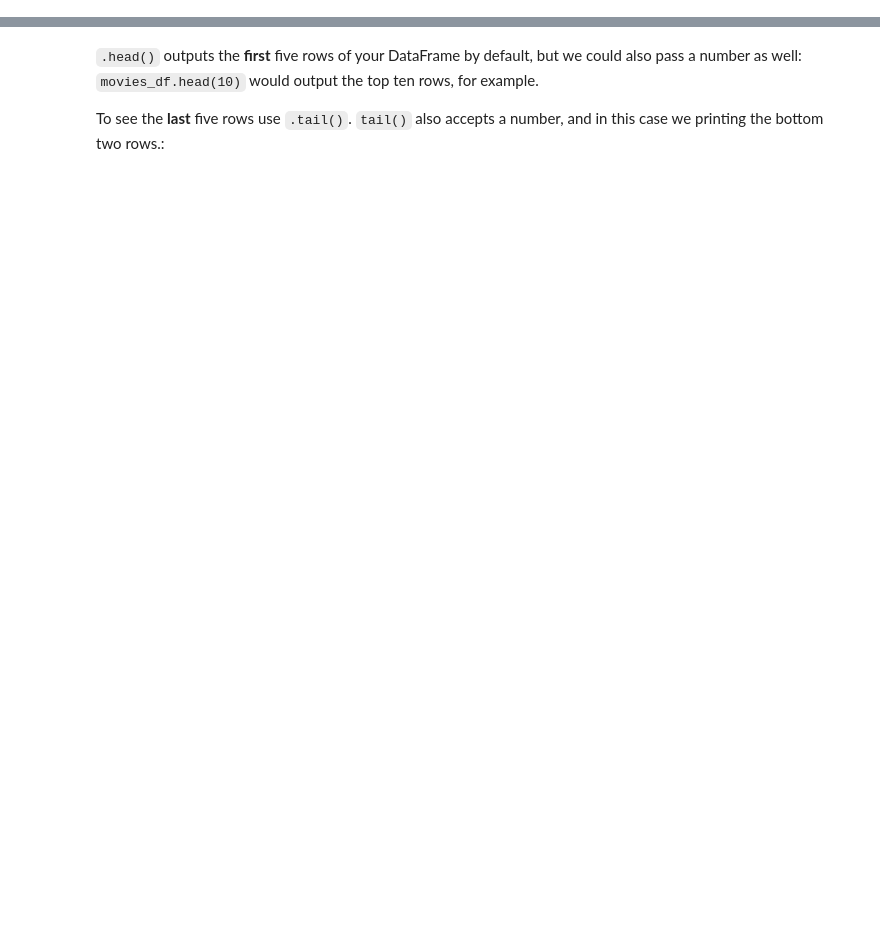
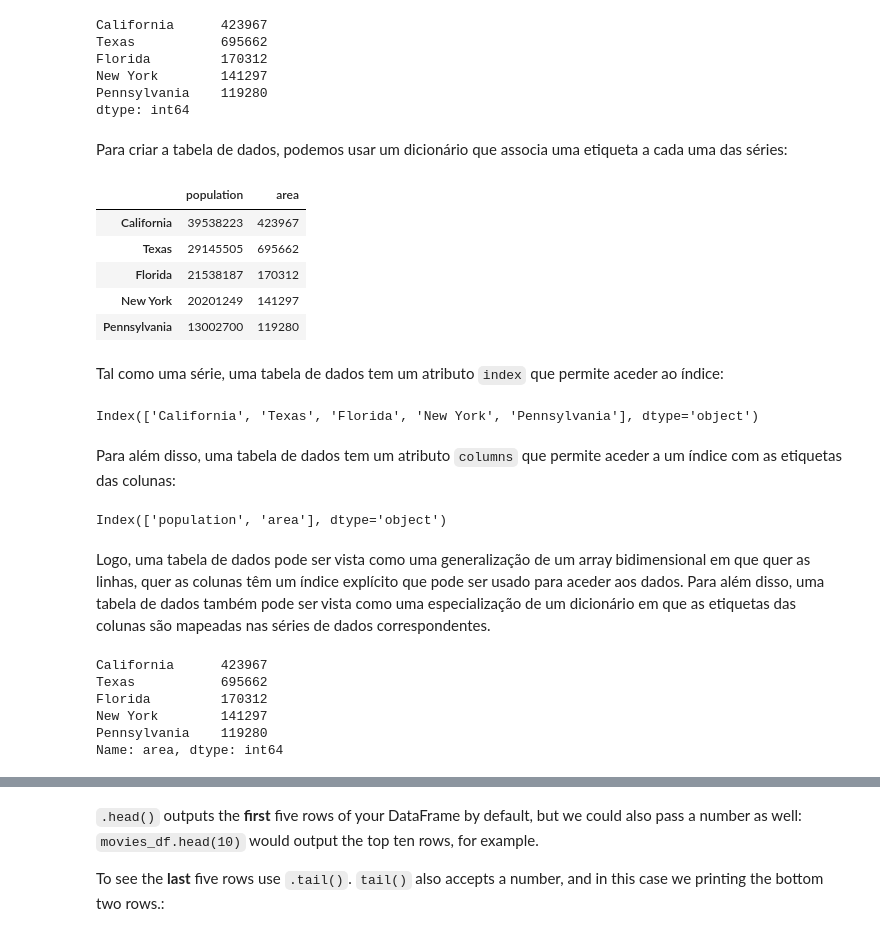
Before and after one commit to TheAwesomeGe/DECD, a Jupyter notebook: notebooks/03-pandas.ipynb, the cells around one changed output, grey strips where cells are left out. Drawn from its saved outputs; the diff is of its cells as text; code cells hidden in the pictures; blank space fills up the shorter version.

```diff
--- a/notebooks/03-pandas.ipynb
+++ b/notebooks/03-pandas.ipynb
@@ -4,0 +89,11 @@ Credits: [Python Pandas Tutorial: A Complete Introduction for Beginners](https:/
+# %%
+population_dict = {
+    'California': 39538223,
+    'Texas': 29145505,
+    'Florida': 21538187,
+    'New York': 20201249,
+    'Pennsylvania': 13002700
+}
+
+population = pd.Series(population_dict)
+population
@@ -4,0 +143,53 @@ Credits: [Python Pandas Tutorial: A Complete Introduction for Beginners](https:/
+# %%
+area_dict = {
+    'California': 423967,
+    'Texas': 695662,
+    'Florida': 170312,
+    'New York': 141297,
+    'Pennsylvania': 119280
+}
+
+area = pd.Series(area_dict)
+area
+# %% [output]
+California      423967
+Texas           695662
+Florida         170312
+New York        141297
+Pennsylvania    119280
+dtype: int64
+# %% [markdown]
+Para criar a tabela de dados, podemos usar um dicionário que associa uma etiqueta a cada uma das séries:
+# %%
+states = pd.DataFrame({'population': population, 'area': area})
+states
+# %% [output]
+|  | population | area |
+| California | 39538223 | 423967 |
+| Texas | 29145505 | 695662 |
+| Florida | 21538187 | 170312 |
+| New York | 20201249 | 141297 |
+| Pennsylvania | 13002700 | 119280 |
+# %% [markdown]
+Tal como uma série, uma tabela de dados tem um atributo `index` que permite aceder ao índice:
+# %%
+states.index
+# %% [output]
+Index(['California', 'Texas', 'Florida', 'New York', 'Pennsylvania'], dtype='object')
+# %% [markdown]
+Para além disso, uma tabela de dados tem um atributo `columns` que permite aceder a um índice com as etiquetas das colunas:
+# %%
+states.columns
+# %% [output]
+Index(['population', 'area'], dtype='object')
+# %% [markdown]
+Logo, uma tabela de dados pode ser vista como uma generalização de um array bidimensional em que quer as linhas, quer as colunas têm um índice explícito que pode ser usado para aceder aos dados. Para além disso, uma tabela de dados também pode ser vista como uma especialização de um dicionário em que as etiquetas das colunas são mapeadas nas séries de dados correspondentes.
+# %%
+states['area']
+# %% [output]
+California      423967
+Texas           695662
+Florida         170312
+New York        141297
+Pennsylvania    119280
+Name: area, dtype: int64
```
Also changed, not shown: parts of 102 cells of this notebook, 6 other files.
